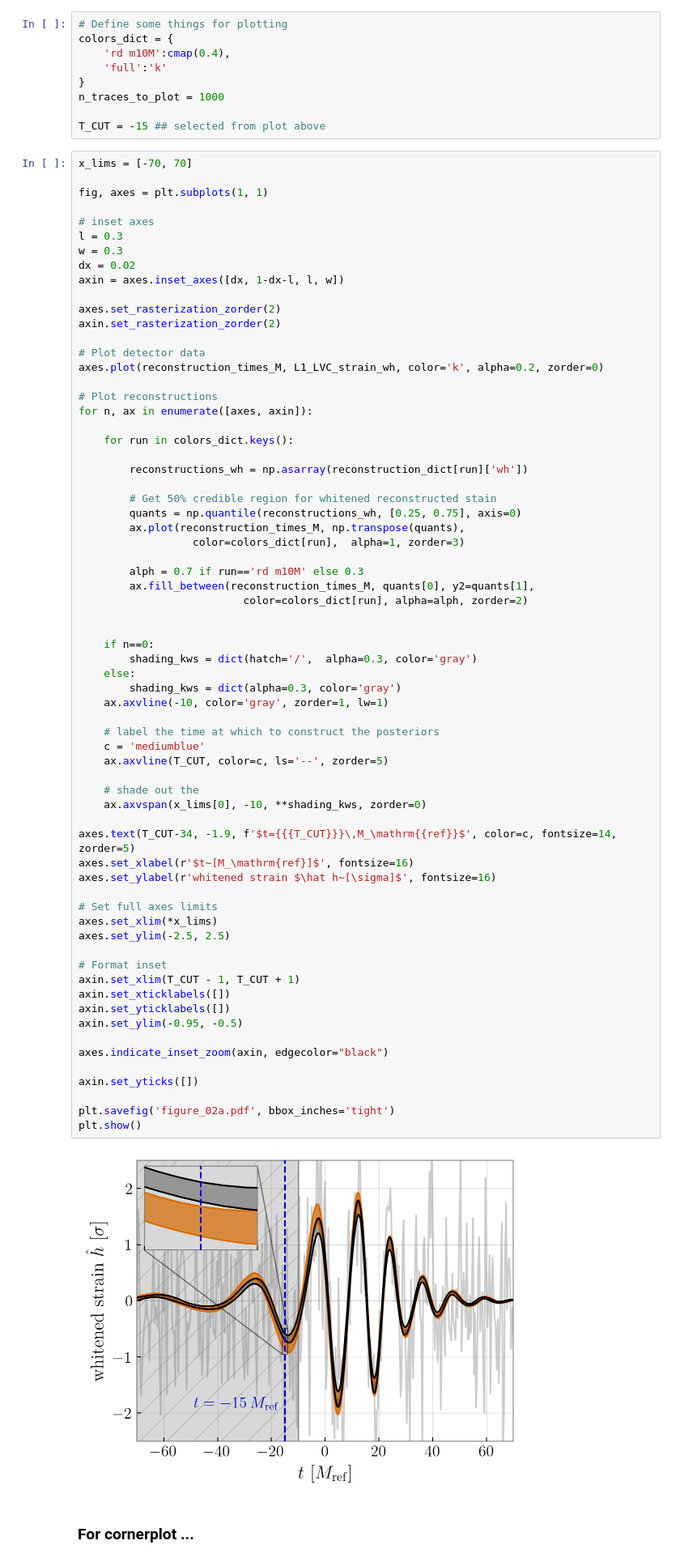
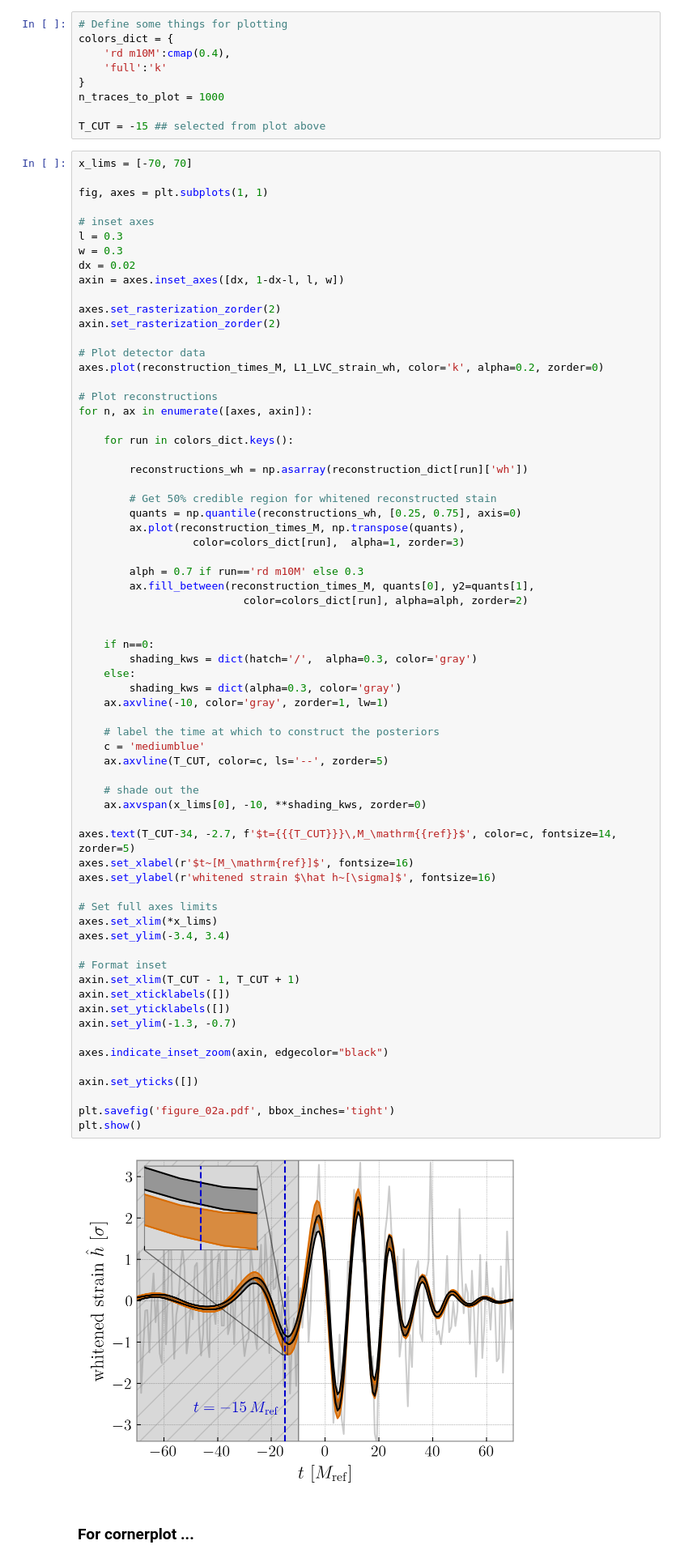
Before and after one commit to simonajmiller/gw190521-timedomain-release, a Jupyter notebook: figures/figure_02.ipynb, the cells around one changed output. Shown at 81% size. Saved outputs shown, nothing was run; the diff lists cells and outputs as text.

```diff
--- a/figures/figure_02.ipynb
+++ b/figures/figure_02.ipynb
@@ -210,37 +210,37 @@ for n, ax in enumerate([axes, axin]):
         shading_kws = dict(hatch='/',  alpha=0.3, color='gray')
     else:
         shading_kws = dict(alpha=0.3, color='gray')
     ax.axvline(-10, color='gray', zorder=1, lw=1)
 
     # label the time at which to construct the posteriors
     c = 'mediumblue'
     ax.axvline(T_CUT, color=c, ls='--', zorder=5)
 
     # shade out the
     ax.axvspan(x_lims[0], -10, **shading_kws, zorder=0)
 
-axes.text(T_CUT-34, -1.9, f'$t={{{T_CUT}}}\,M_\mathrm{{ref}}$', color=c, fontsize=14, zorder=5)
+axes.text(T_CUT-34, -2.7, f'$t={{{T_CUT}}}\,M_\mathrm{{ref}}$', color=c, fontsize=14, zorder=5)
 axes.set_xlabel(r'$t~[M_\mathrm{ref}]$', fontsize=16)
 axes.set_ylabel(r'whitened strain $\hat h~[\sigma]$', fontsize=16)
 
 # Set full axes limits
 axes.set_xlim(*x_lims)
-axes.set_ylim(-2.5, 2.5)
+axes.set_ylim(-3.4, 3.4)
 
 # Format inset
 axin.set_xlim(T_CUT - 1, T_CUT + 1)
 axin.set_xticklabels([])
 axin.set_yticklabels([])
-axin.set_ylim(-0.95, -0.5)
+axin.set_ylim(-1.3, -0.7)
 
 axes.indicate_inset_zoom(axin, edgecolor="black")
 
 axin.set_yticks([])
 
 plt.savefig('figure_02a.pdf', bbox_inches='tight')
 plt.show()
 # %% [output]
-[figure, old version]
+[figure, new version]
 # %% [markdown]
 ### For cornerplot ...
 # %%
```
Also changed, not shown: parts of 6 cells of this notebook, 11 other files.
